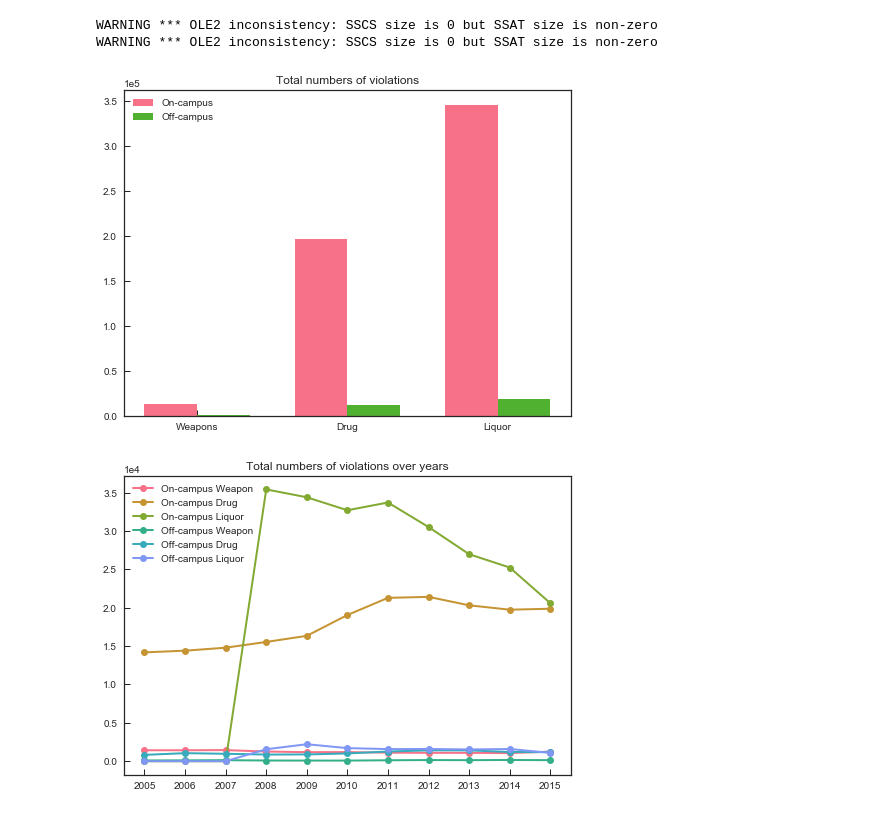
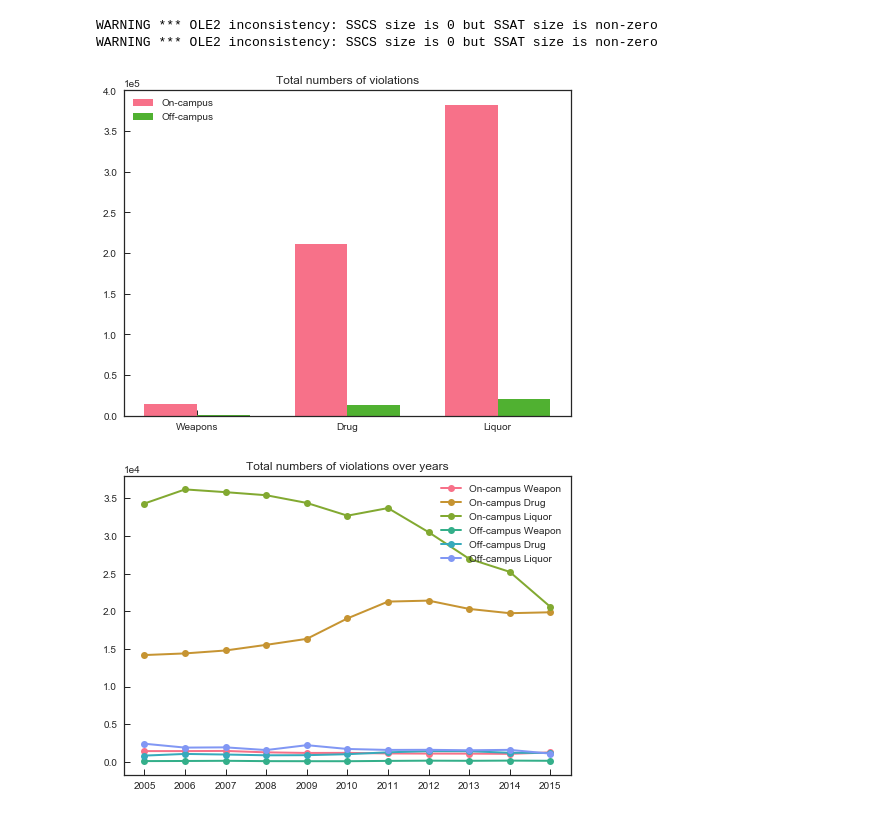
Before and after one commit to Yizhi-Fang/campus_security, a Jupyter notebook: campus_security.ipynb, the cells around one changed output. Drawn from its saved outputs; the diff is of its cells as text; code cells hidden in the pictures.

```diff
--- a/campus_security.ipynb
+++ b/campus_security.ipynb
@@ -13,6 +13,13 @@ arrest1_on = pd.read_excel("./data/Oncampusarrest050607.xls")
 arrest2_on = pd.read_excel("./data/Oncampusarrest070809.xls")
 arrest3_on = pd.read_excel("./data/oncampusarrest101112.xls")
 arrest4_on = pd.read_excel("./data/oncampusarrest131415.xls")
+
+for col in arrest1_off.columns:
+    arrest1_off = arrest1_off.rename(columns={col: col.upper()})
+for col in arrest1_on.columns:
+    arrest1_on = arrest1_on.rename(columns={col: col.upper()})
+arrest2_off = arrest2_off.rename(columns={"WEAPON8.1": "WEAPON9", "DRUG8.1": "DRUG9", "LIQUOR8.1": "LIQUOR9"})
+arrest2_on = arrest2_on.rename(columns={"WEAPON8.1": "WEAPON9", "DRUG8.1": "DRUG9", "LIQUOR8.1": "LIQUOR9"})
 # %% [output]
 WARNING *** OLE2 inconsistency: SSCS size is 0 but SSAT size is non-zero
 WARNING *** OLE2 inconsistency: SSCS size is 0 but SSAT size is non-zero
@@ -45,7 +46,5 @@ liq_on += arrest4_on.loc[:, ['LIQUOR13', 'LIQUOR14', 'LIQUOR15']].sum(axis=0).su
 # %%
 objects = ("Weapons", "Drug", "Liquor")
-means_on = (weapons_on, drug_on, liq_on)
-means_off = (weapons_off, drug_off, liq_off)
 
 sns.set_style("ticks", {"xtick.direction": "in", "ytick.direction": "in"})
 sns.set_palette("husl", 3)
@@ -53,8 +52,8 @@ sns.set_palette("husl", 3)
 fig, ax = plt.subplots(figsize=(8, 6))
 index = np.arange(len(objects))
 bar_width = 0.35
-ax.bar(index, means_on, bar_width, label="On-campus")
-ax.bar(index + bar_width, means_off, bar_width, label="Off-campus")
+ax.bar(index, violations_on, bar_width, label="On-campus")
+ax.bar(index + bar_width, violations_off, bar_width, label="Off-campus")
 ax.legend()
 plt.title("Total numbers of violations")
 plt.xticks(index + bar_width/2, objects)
@@ -62,4 +61,4 @@ plt.ticklabel_format(style='sci', axis='y', scilimits=(0,0))
 plt.savefig("violations_individual.pdf")
 plt.show()
 # %% [output]
-[figure, old version]
+[figure, new version]
@@ -96,17 +65,36 @@ w_on, d_on, l_on = zip(*violations_on)
+# %%
+years = [(5, 6, 7), (8, 9), (10, 11, 12), (13, 14, 15)]
+violation_off = []
+for year, arrest in zip(years, off_list):
+    violation = []
+    for yr in year:
+        temp = list(arrest.loc[:, ['WEAPON{:d}'.format(yr),
+                                   'DRUG{:d}'.format(yr),
+                                   'LIQUOR{:d}'.format(yr)]].sum(axis=0))
+        violation_off.append(temp)
+
+violation_on = []
+for year, arrest in zip(years, on_list):
+    violation = []
+    for yr in year:
+        temp = list(arrest.loc[:, ['WEAPON{:d}'.format(yr),
+                                   'DRUG{:d}'.format(yr),
+                                   'LIQUOR{:d}'.format(yr)]].sum(axis=0))
+        violation_on.append(temp)
 # %%
 sns.set_palette("husl", 7)
 fig, ax = plt.subplots()
 index = np.arange(11)
-years = [str(year) for year in np.arange(2005, 2016)]
-for violation, name in zip(zip(*violations_on), ["Weapon", "Drug", "Liquor"]):
+year_names = [str(year) for year in np.arange(2005, 2016)]
+for violation, name in zip(zip(*violation_on), ["Weapon", "Drug", "Liquor"]):
     ax.plot(index, violation, lw=2, marker="o", label="On-campus {}".format(name))
-for violation, name in zip(zip(*violations_off), ["Weapon", "Drug", "Liquor"]):
+for violation, name in zip(zip(*violation_off), ["Weapon", "Drug", "Liquor"]):
     ax.plot(index, violation, lw=2, marker="o", label="Off-campus {}".format(name))
 plt.legend()
 plt.title("Total numbers of violations over years")
-plt.xticks(index, years)
+plt.xticks(index, year_names)
 plt.ticklabel_format(style='sci', axis='y', scilimits=(0,0))
 plt.savefig("violations_years.pdf")
 plt.show()
 # %% [output]
-[figure, old version]
+[figure, new version]
```
Also changed, not shown: parts of 3 cells of this notebook, 2 other files.
